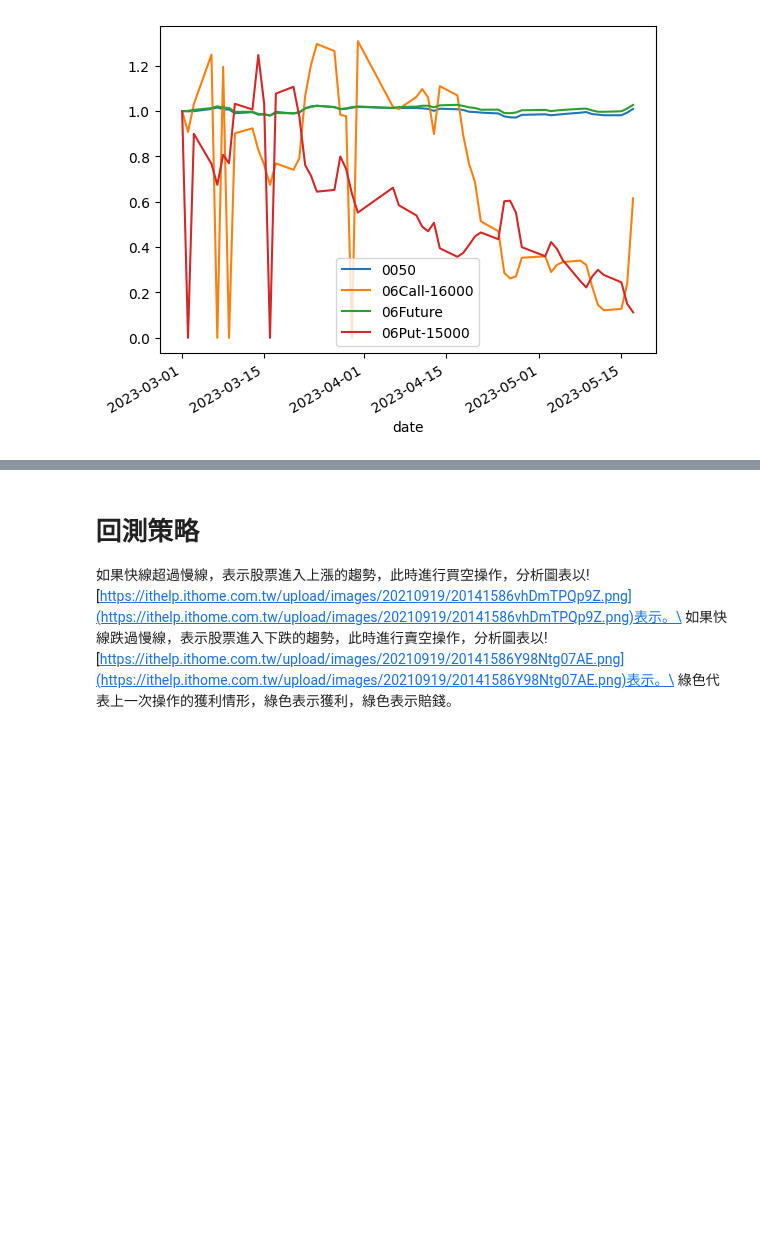
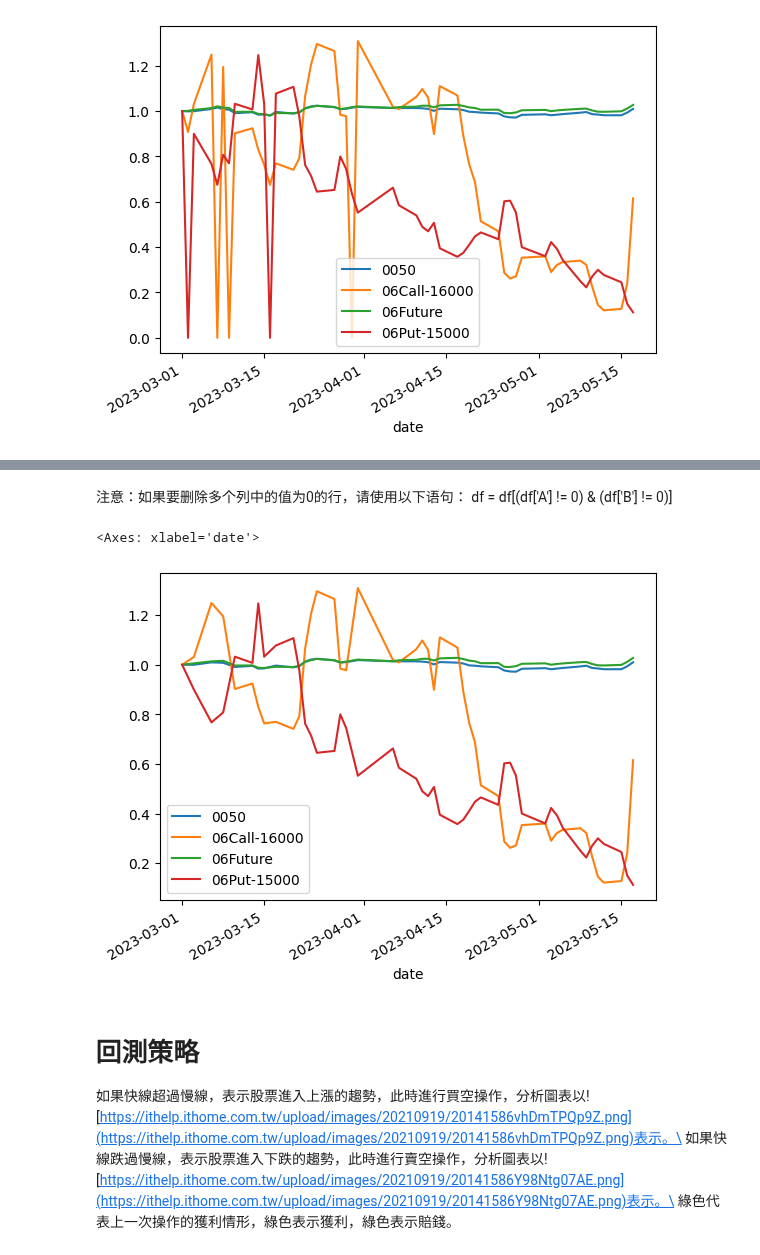
Before and after one commit to webclinic017/trade-backtest, a Jupyter notebook: 0-viz/viz4_data1_finmind_6月_stock_option_future_0301_0519.ipynb, the cells around one changed output, grey strips where cells are left out. Drawn from its saved outputs; the diff is of its cells as text; code cells hidden in the pictures; blank space fills up the shorter version.

```diff
--- a/0-viz/viz4_data1_finmind_6月_stock_option_future_0301_0519.ipynb
+++ b/0-viz/viz4_data1_finmind_6月_stock_option_future_0301_0519.ipynb
@@ -310,3 +330,13 @@ df_many.plot()
+# %% [markdown]
+注意：如果要删除多个列中的值为0的行，请使用以下语句：
+df = df[(df['A'] != 0) & (df['B'] != 0)]
+# %%
+df_many1=df_many[(df_many[name2]!=0) & (df_many[name4]!=0)]
+# %%
+df_many1.plot()
+# %% [output]
+<Axes: xlabel='date'>
+[figure, added]
 # %% [markdown]
 # 回測策略
 如果快線超過慢線，表示股票進入上漲的趨勢，此時進行買空操作，分析圖表以![https://ithelp.ithome.com.tw/upload/images/20210919/20141586vhDmTPQp9Z.png](https://ithelp.ithome.com.tw/upload/images/20210919/20141586vhDmTPQp9Z.png)表示。\
```
Also changed, not shown: parts of 2 cells of this notebook.
